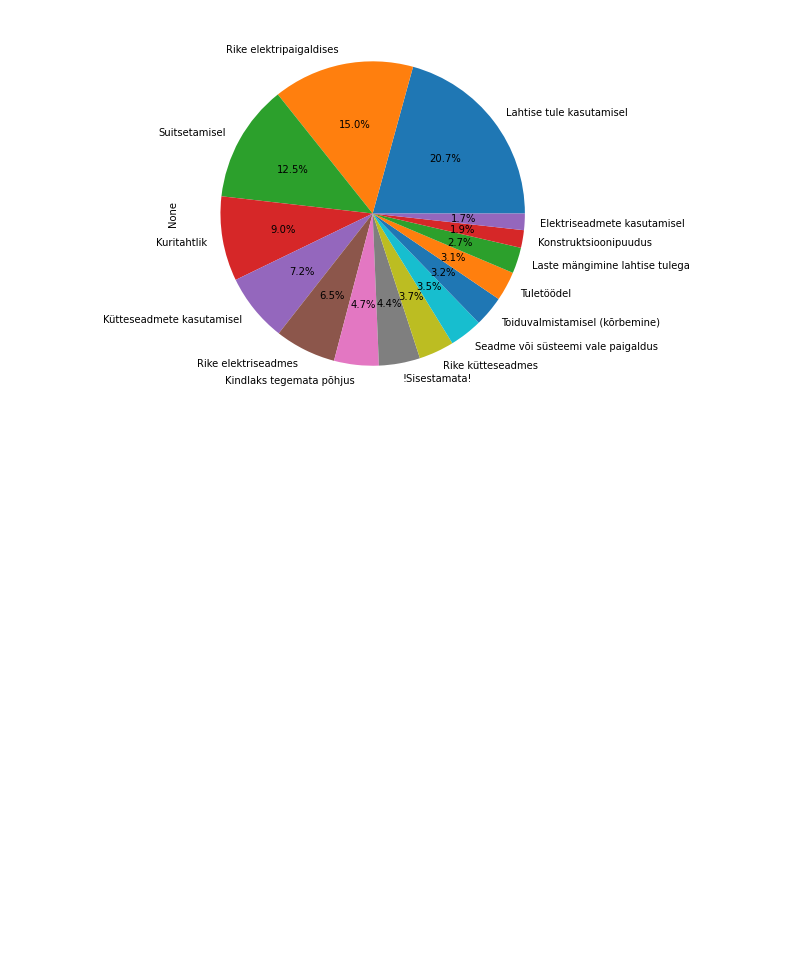
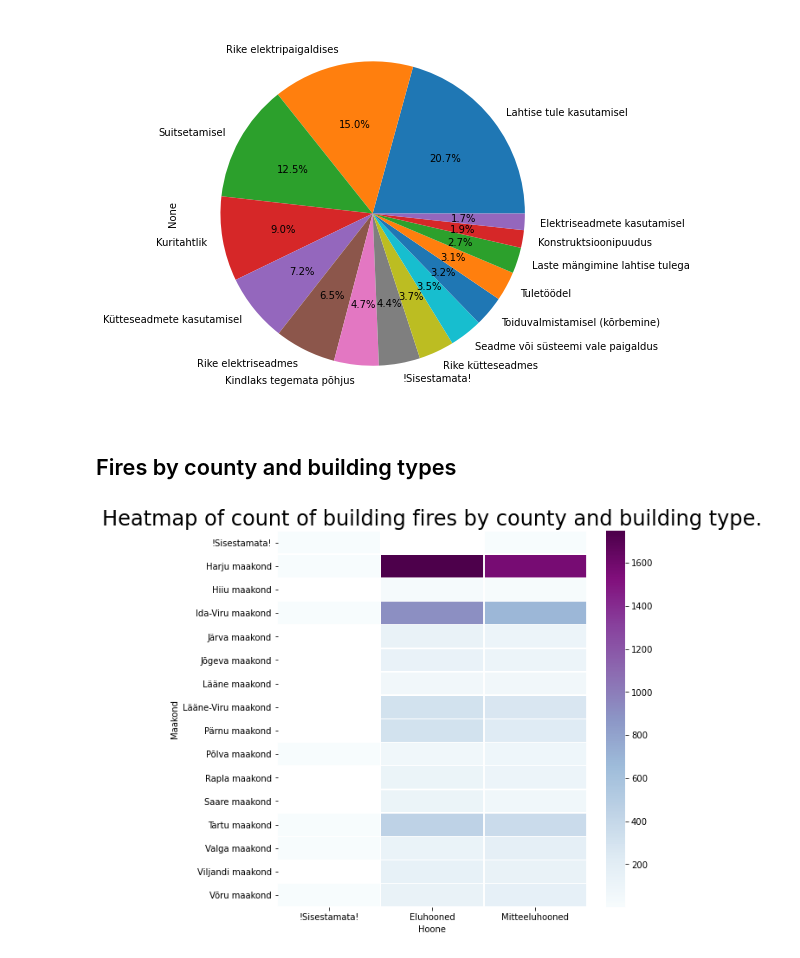
Before and after one commit to KatiIlus/IDC_Project_Fires_in_Estonia, a Jupyter notebook: Plotting.ipynb, the cells around one changed output. Saved outputs shown, nothing was run; the diff lists cells and outputs as text; code cells hidden in the pictures; blank space fills up the shorter version.

```diff
--- a/Plotting.ipynb
+++ b/Plotting.ipynb
@@ -291,3 +349,26 @@ g.plot(kind='pie', figsize=(7, 7), autopct='%1.1f%%')
 plt.show()
 # %% [output]
 [figure]
+# %% [markdown]
+## Fires by county and building types
+# %%
+def dataset_with_buildings_and_counties(data):
+    array = []
+    for i in data:
+        for j in range(i[5]):
+            array.append([i[0], i[2]])
+    return array
+dataframe = pd.DataFrame((dataset_with_buildings_and_counties(data)), columns=['Maakond', 'Hoone'])
+#dataframe['Hoonetulekahjud'] = 0
+#np.c_[np.unique(data_df, return_counts=1)]
+dataframe['Hoonetulekahjud']=dataframe.groupby(by=['Maakond', 'Hoone'])['Maakond'].transform('count')
+dataframe = dataframe.drop_duplicates()
+
+#Pivot the Data to Heatmap Format
+fires = dataframe.pivot("Maakond", "Hoone", "Hoonetulekahjud")
+#Draw a Heatmap of Fire Counts by Month and Year
+f, ax = plt.subplots(figsize=(8, 8))
+sns.heatmap(fires, linewidths=.5, ax=ax, cmap="BuPu")
+ax.axes.set_title("Heatmap of count of building fires by county and building type.", fontsize=24, y=1.01);
+# %% [output]
+[figure, added]
```
Also changed, not shown: parts of 11 cells of this notebook, 1 other file.
